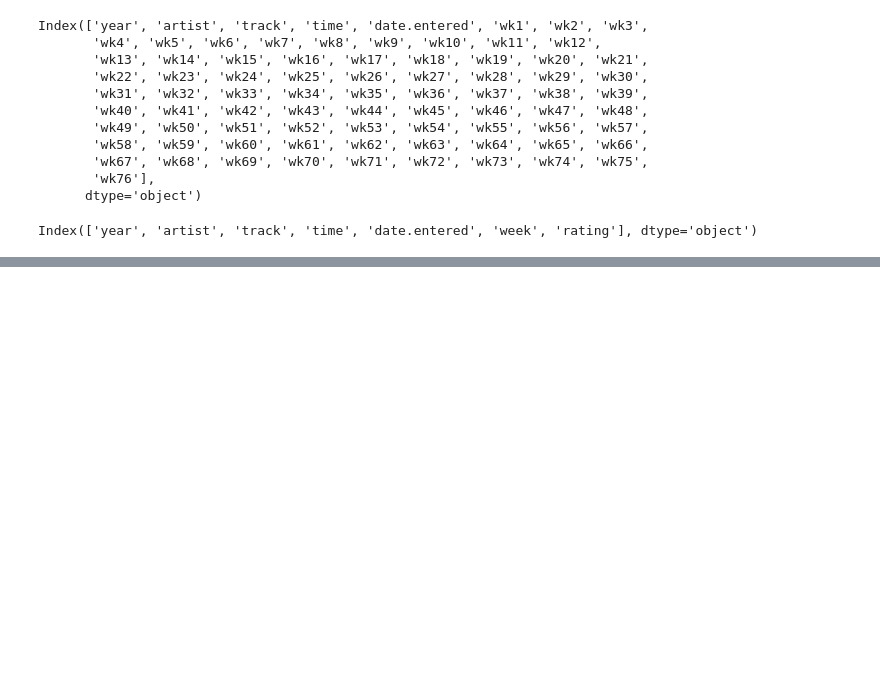
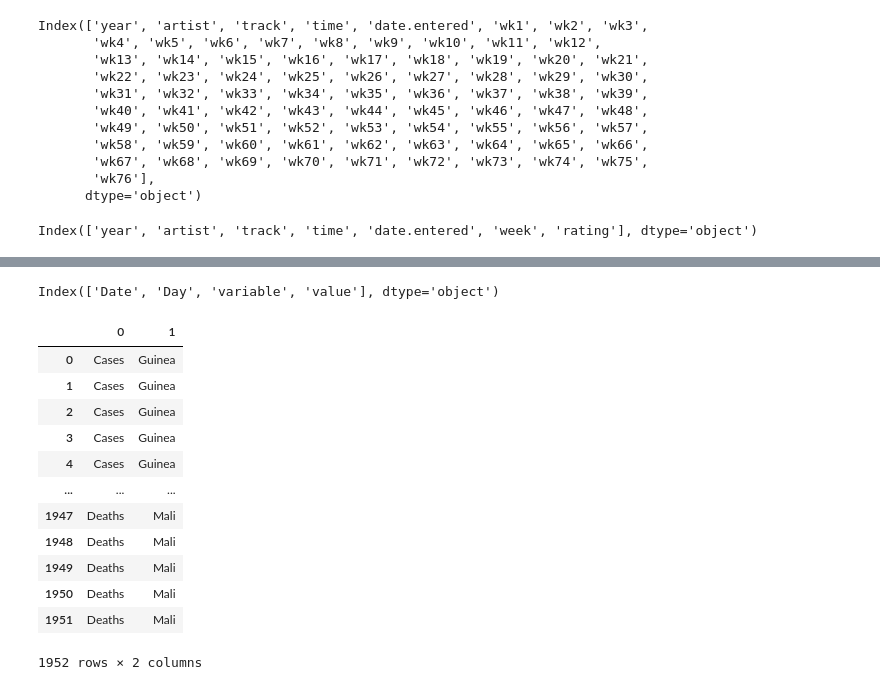
Before and after one commit to Cuunlang/PythonProject, a Jupyter notebook: 03_pandas/05_optimize.ipynb, the cells around one changed output, grey strips where cells are left out. Saved outputs shown, nothing was run; the diff lists cells and outputs as text; code cells hidden in the pictures; blank space fills up the shorter version.

```diff
--- a/03_pandas/05_optimize.ipynb
+++ b/03_pandas/05_optimize.ipynb
@@ -87,0 +112,4 @@ Index(['year', 'artist', 'track', 'time', 'date.entered', 'week', 'rating'], dty
+# %%
+ebola_melt.columns
+# %% [output]
+Index(['Date', 'Day', 'variable', 'value'], dtype='object')
@@ -87,0 +118,16 @@ Index(['year', 'artist', 'track', 'time', 'date.entered', 'week', 'rating'], dty
+# %%
+result1
+# %% [output]
+|  | 0 | 1 |
+| 0 | Cases | Guinea |
+| 1 | Cases | Guinea |
+| 2 | Cases | Guinea |
+| 3 | Cases | Guinea |
+| 4 | Cases | Guinea |
+| ... | ... | ... |
+| 1947 | Deaths | Mali |
+| 1948 | Deaths | Mali |
+| 1949 | Deaths | Mali |
+| 1950 | Deaths | Mali |
+| 1951 | Deaths | Mali |
+1952 rows × 2 columns
```
Also changed, not shown: parts of 19 cells of this notebook, 4 other files.
